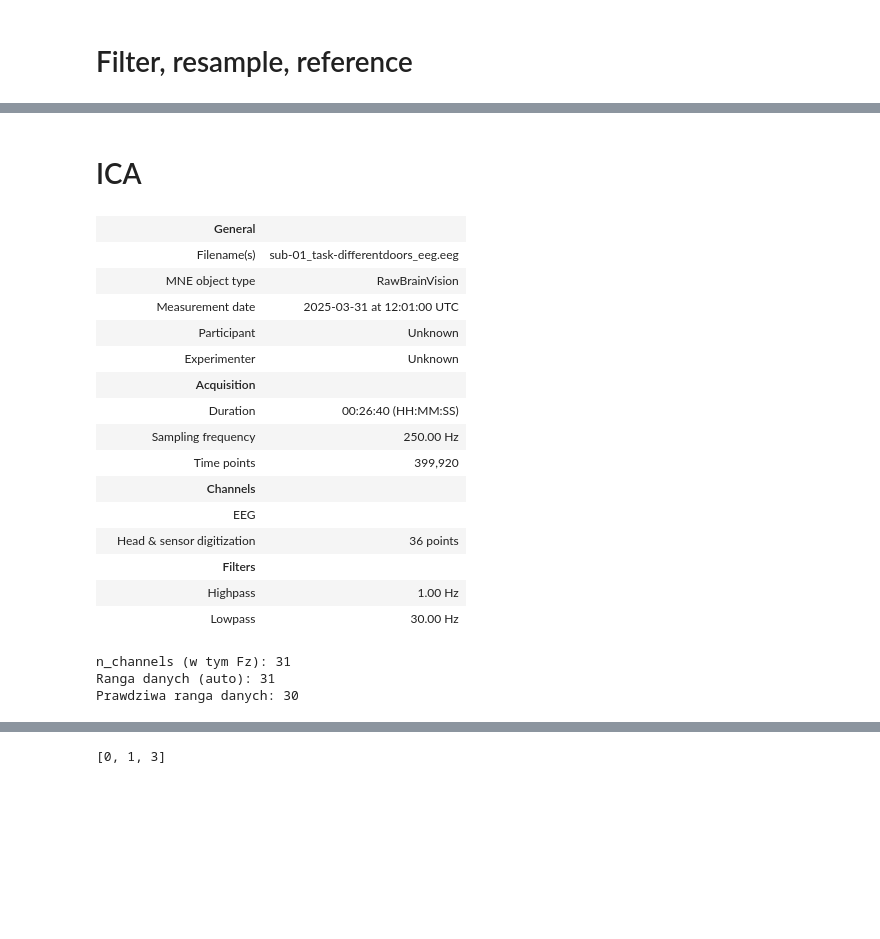
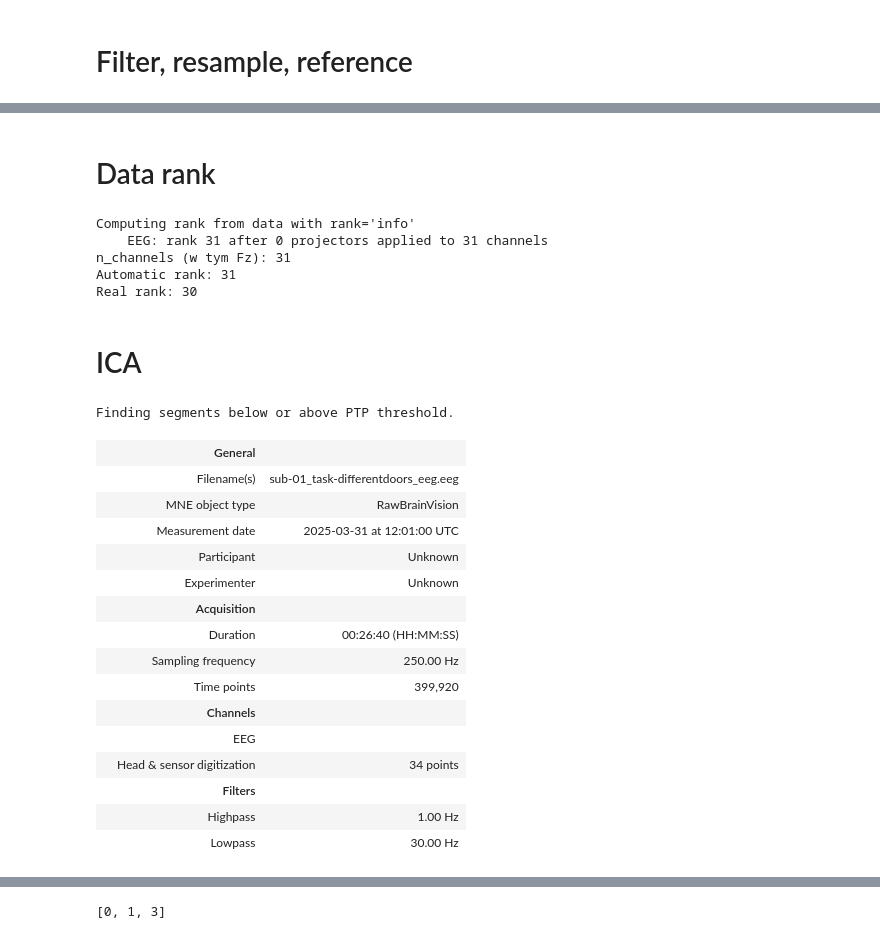
Before and after one commit to mutt00/projekt-dane-eeg, a Jupyter notebook: test.ipynb, the cells around one changed output, grey strips where cells are left out. Cells and saved outputs as stored; diff of their text form; code cells hidden in the pictures; blank space fills up the shorter version.

```diff
--- a/test.ipynb
+++ b/test.ipynb
@@ -69,18 +72,30 @@ raw.set_montage("standard_1020", match_case=False, on_missing="warn")
 # %% [markdown]
 # Filter, resample, reference
 # %%
-raw.resample(SFREQ_TARGET, npad="auto")
 raw.filter(
-    L_FREQ,
-    H_FREQ,
+    l_freq=L_FREQ,
+    h_freq=H_FREQ,
     method="fir",
     phase="zero",
     fir_design="firwin",
     verbose=False
 )
-raw.notch_filter(NOTCH_FREQ, verbose=False)
 
-raw.set_eeg_reference(ref_channels=MASTOIDS, verbose=False)
+#raw.notch_filter(NOTCH_FREQ, verbose=False)
+
+raw.resample(
+    sfreq=RESAMPLE_FREQ,
+    npad="auto"
+)
+
+raw.add_reference_channels(["Fz"])
+raw.set_eeg_reference(
+    ref_channels=MASTOIDS,
+    verbose=False
+)
+
 raw.drop_channels(MASTOIDS)
+
+raw.info
 # %% [output]
 |  | General |  |
@@ -121,2 +113,0 @@ raw.plot()
-# %%
-raw.set_eeg_reference(ref_channels=MASTOIDS, verbose=False)
@@ -141,0 +116,6 @@ raw.plot();
+# %%
+raw.set_montage(
+    "easycap-M1",
+    match_case=False,
+    on_missing="warn"
+);
@@ -142,36 +144,53 @@ raw.plot();
+# %% [markdown]
+# Data rank
+# %%
+n_channels = len(raw.ch_names) - len(raw.info["bads"])
+
+automatic_rank = mne.compute_rank(raw, rank="info")['eeg']
+
+print(f"n_channels (w tym Fz): {n_channels}")
+print(f"Automatic rank: {automatic_rank}")
+
+# MNE nie loguje utraty rangi na skutek refowania (?), więc:
+real_rank = automatic_rank - 1 # Fz reference
+print(f"Real rank: {real_rank}")
+# %% [output]
+Computing rank from data with rank='info'
+    EEG: rank 31 after 0 projectors applied to 31 channels
+n_channels (w tym Fz): 31
+Automatic rank: 31
+Real rank: 30
 # %% [markdown]
 # ICA
 # %%
-raw_ica = raw.copy().filter(ICA_HP, None, verbose=False)
-annot_bad, _ = annotate_amplitude(raw_ica, peak=1000e-6, bad_percent=50)
+raw_ica = raw.copy().filter(
+    l_freq=ICA_HP,
+    h_freq=None,
+    verbose=False
+)
+
+annot_bad, _ = annotate_amplitude(
+    raw_ica,
+    peak=1000e-6,   # reject where peak-to-peak > 1000 microvolts
+    bad_percent=50  # if >50% of channel is bad drop the channel
+)
+
 raw_ica.set_annotations(raw_ica.annotations + annot_bad)
 # %% [output]
+Finding segments below or above PTP threshold.
 |  | General |  |
 |  | Filename(s) | sub-01_task-differentdoors_eeg.eeg |
 |  | MNE object type | RawBrainVision |
 |  | Measurement date | 2025-03-31 at 12:01:00 UTC |
 |  | Participant | Unknown |
 |  | Experimenter | Unknown |
 |  | Acquisition |  |
 |  | Duration | 00:26:40 (HH:MM:SS) |
 |  | Sampling frequency | 250.00 Hz |
 |  | Time points | 399,920 |
 |  | Channels |  |
 |  | EEG |  |
-|  | Head & sensor digitization | 36 points |
+|  | Head & sensor digitization | 34 points |
 |  | Filters |  |
 |  | Highpass | 1.00 Hz |
 |  | Lowpass | 30.00 Hz |
-# %%
-n_channels = len(raw.ch_names) - len(raw.info["bads"])
-rank = mne.compute_rank(raw_ica, rank="info")
-print(f"n_channels (w tym Fz): {n_channels}")
-print(f"Ranga danych (auto): {rank['eeg']}")
-
-# MNE nie loguje utraty rangi na skutek refowania (?), więc:
-real_rank = rank['eeg'] - 1 # Fz reference
-print(f"Prawdziwa ranga danych: {real_rank}")
-# %% [output]
-n_channels (w tym Fz): 31
-Ranga danych (auto): 31
-Prawdziwa ranga danych: 30
```
Also changed, not shown: parts of 20 cells of this notebook.
